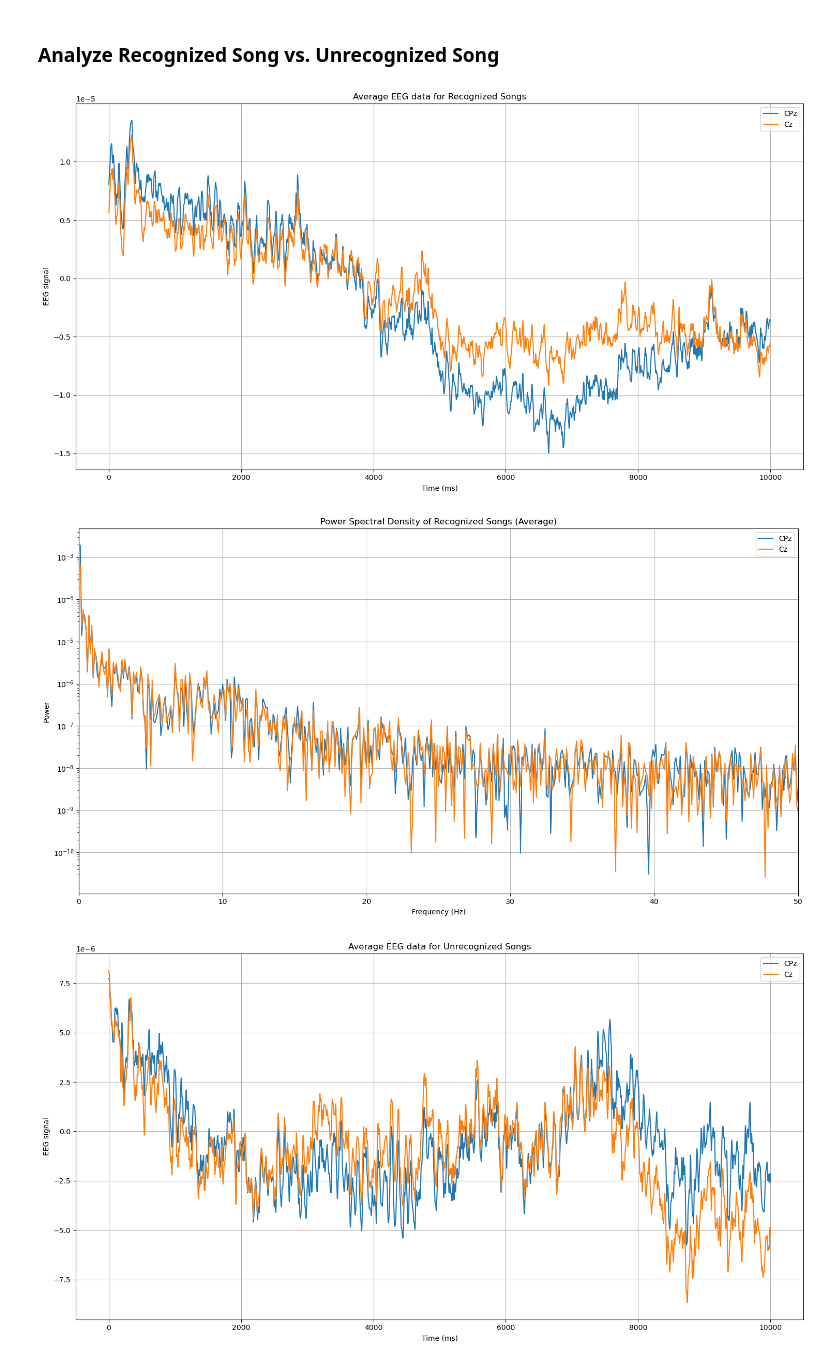
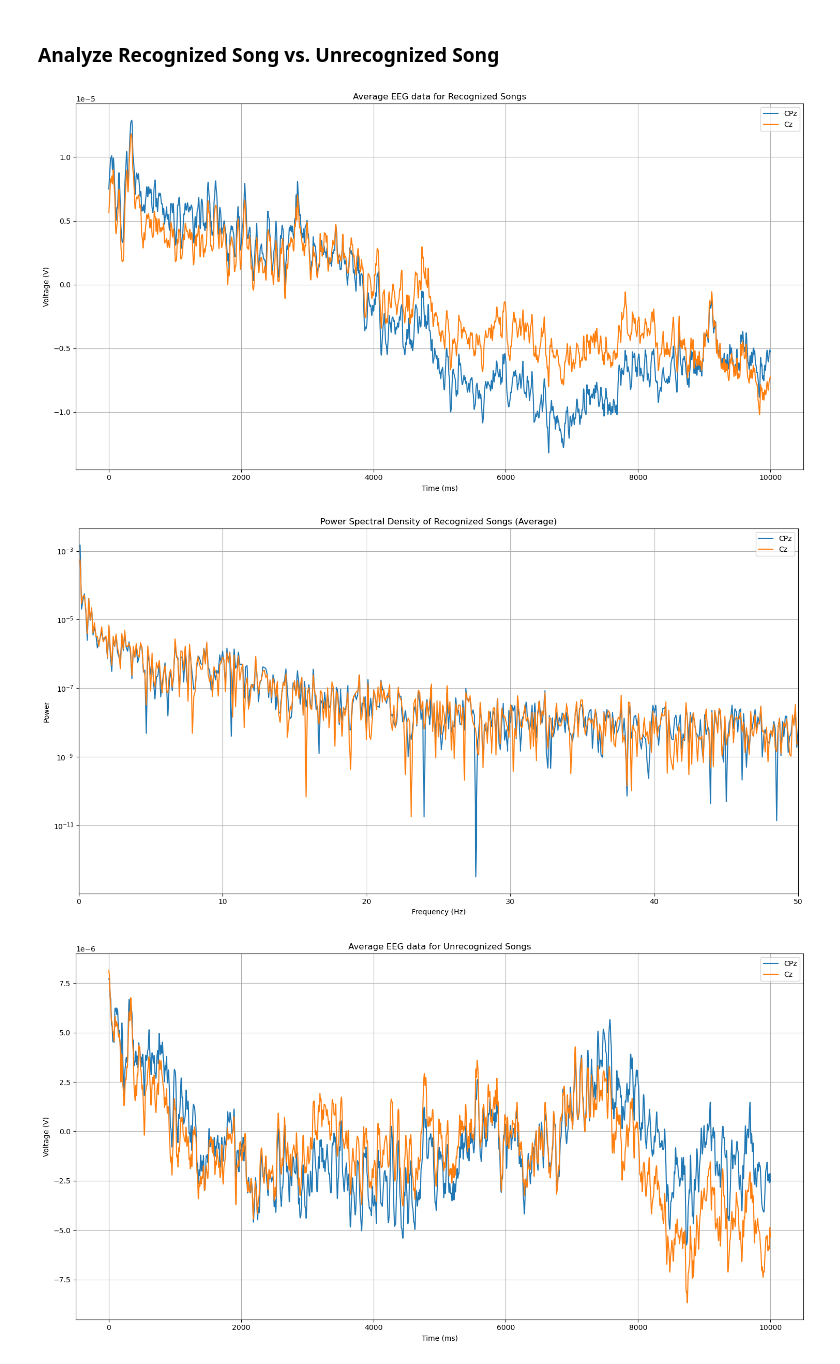
Before and after one commit to gregoryweber/cogs-118c-song-familiarity, a Jupyter notebook: main.ipynb, the cells around one changed output. Cells and saved outputs as stored; diff of their text form; code cells hidden in the pictures.

Commit message:
changed to voltages

```diff
--- a/main.ipynb
+++ b/main.ipynb
@@ -271,7 +271,7 @@ plt.show()
 # 13. another one bites the dust
 # 14. star spangled banner
 # 15. rock a bye baby
-sub1_recognized_song_times = [203429, 229869, 270495, 360080, 664854, 957749, 1369273, 1445916, 1319672, 1502496, 1079675, 1181075, 1617377, 1445916, 451150]
+sub1_recognized_song_times = [203429, 229869, 270495, 360080, 664854, 957749, 1369273, 1319672, 1502496, 1079675, 1181075, 1617377, 1445916, 451150]
 
 # Initialize array to store averaged data
 average_recognized = np.zeros((len(file_filt_ref.ch_names), 10000))  # 10 seconds at 1000Hz
@@ -289,36 +289,36 @@ average_recognized /= len(sub1_recognized_song_times)
 plt.figure(figsize=(15, 8))
 for i in channel_indices:
   plt.plot(np.arange(10000), average_recognized[i], label=channel_names[i])
 plt.xlabel('Time (ms)')
-plt.ylabel('EEG signal')
+plt.ylabel('Voltage (V)')
 plt.title('Average EEG data for Recognized Songs')
 plt.grid(True)
 plt.legend(bbox_to_anchor=(1.05, 1), loc='upper right')
 plt.legend(loc='upper right')
 plt.tight_layout()
 plt.show()
 
 # Calculate FFT
 frequencies = np.fft.fftfreq(len(average_recognized[0]), 1/1000)
 fft_data = np.fft.fft(average_recognized)
 fft_data = np.abs(fft_data)**2
 
 # Plot FFT for all channels
 plt.figure(figsize=(15, 8))
 for i in channel_indices:
   plt.plot(frequencies[frequencies > 0], fft_data[i, frequencies > 0], label=channel_names[i])
 plt.xlabel('Frequency (Hz)')
 plt.ylabel('Power')
 plt.title('Power Spectral Density of Recognized Songs (Average)')
 plt.yscale('log')
 plt.xlim([0, 50])
 plt.grid(True)
 plt.legend(bbox_to_anchor=(1.05, 1), loc='upper left')
 plt.legend(loc='upper right')
 plt.tight_layout()
 # %% [output]
-[figure, old version]
+[figure, new version]
-[figure, old version]
+[figure, new version]
 # %%
 # Take 10 unrecognized songs in subject 1 and average the data
 
```
Also changed, not shown: parts of 5 cells of this notebook.
